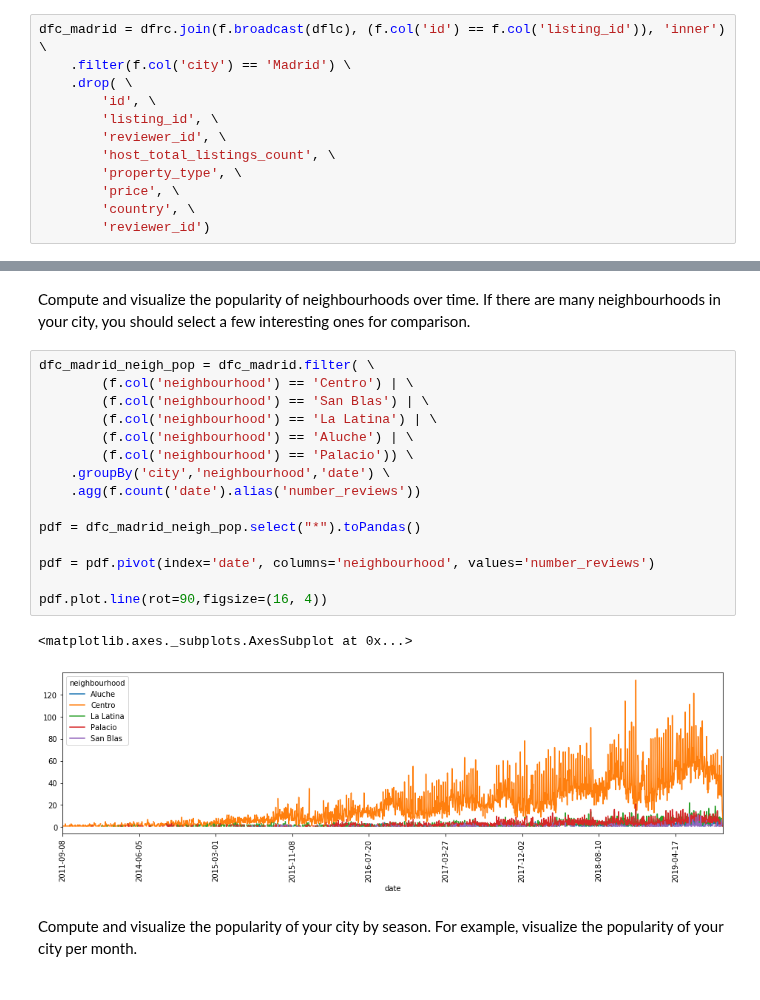
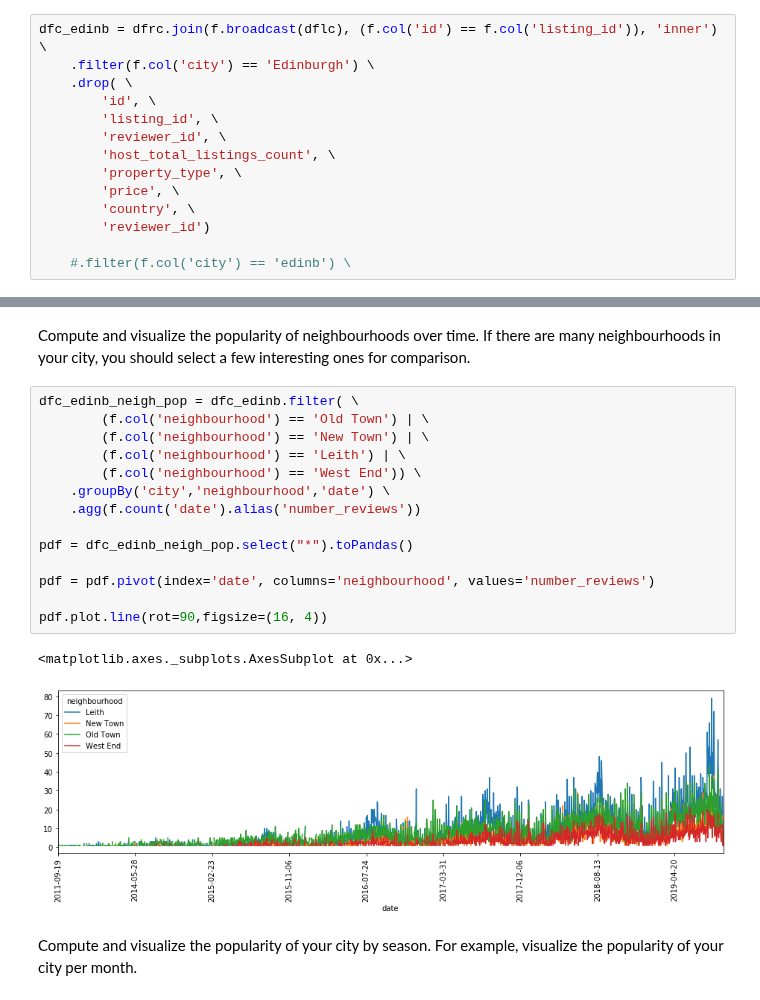
Before and after one commit to grimurz/project3, a Jupyter notebook: Project 3 - Airbnb.ipynb, the cells around one changed output, grey strips where cells are left out. Saved outputs shown, nothing was run; the diff lists cells and outputs as text.

```diff
--- a/Project 3 - Airbnb.ipynb
+++ b/Project 3 - Airbnb.ipynb
@@ -331,8 +332,8 @@ Now we want to analyze the "popularity" of your city. The data does not contain
 # %% [markdown]
 Compute and visualize the popularity (i.e., number of reviews) of your city over time.
 # %%
-dfc_madrid = dfrc.join(f.broadcast(dflc), (f.col('id') == f.col('listing_id')), 'inner') \
-    .filter(f.col('city') == 'Madrid') \
+dfc_edinb = dfrc.join(f.broadcast(dflc), (f.col('id') == f.col('listing_id')), 'inner') \
+    .filter(f.col('city') == 'Edinburgh') \
     .drop( \
         'id', \
         'listing_id', \
@@ -342,4 +343,6 @@ dfc_madrid = dfrc.join(f.broadcast(dflc), (f.col('id') == f.col('listing_id')),
         'price', \
         'country', \
         'reviewer_id')
+
+    #.filter(f.col('city') == 'edinb') \
 # %%
@@ -356,23 +359,22 @@ df.plot.line(rot=90,figsize=(16, 4))
 # %% [markdown]
 Compute and visualize the popularity of neighbourhoods over time. If there are many neighbourhoods in your city, you should select a few interesting ones for comparison.
 # %%
-dfc_madrid_neigh_pop = dfc_madrid.filter( \
-        (f.col('neighbourhood') == 'Centro') | \
-        (f.col('neighbourhood') == 'San Blas') | \
-        (f.col('neighbourhood') == 'La Latina') | \
-        (f.col('neighbourhood') == 'Aluche') | \
-        (f.col('neighbourhood') == 'Palacio')) \
+dfc_edinb_neigh_pop = dfc_edinb.filter( \
+        (f.col('neighbourhood') == 'Old Town') | \
+        (f.col('neighbourhood') == 'New Town') | \
+        (f.col('neighbourhood') == 'Leith') | \
+        (f.col('neighbourhood') == 'West End')) \
     .groupBy('city','neighbourhood','date') \
     .agg(f.count('date').alias('number_reviews'))
 
-pdf = dfc_madrid_neigh_pop.select("*").toPandas()
+pdf = dfc_edinb_neigh_pop.select("*").toPandas()
 
 pdf = pdf.pivot(index='date', columns='neighbourhood', values='number_reviews')
 
 pdf.plot.line(rot=90,figsize=(16, 4))
 # %% [output]
 <matplotlib.axes._subplots.AxesSubplot at 0x...>
-[figure, old version]
+[figure, new version]
 # %% [markdown]
 Compute and visualize the popularity of your city by season. For example, visualize the popularity of your city per month.
 # %%
```
Also changed, not shown: parts of 9 cells of this notebook.
